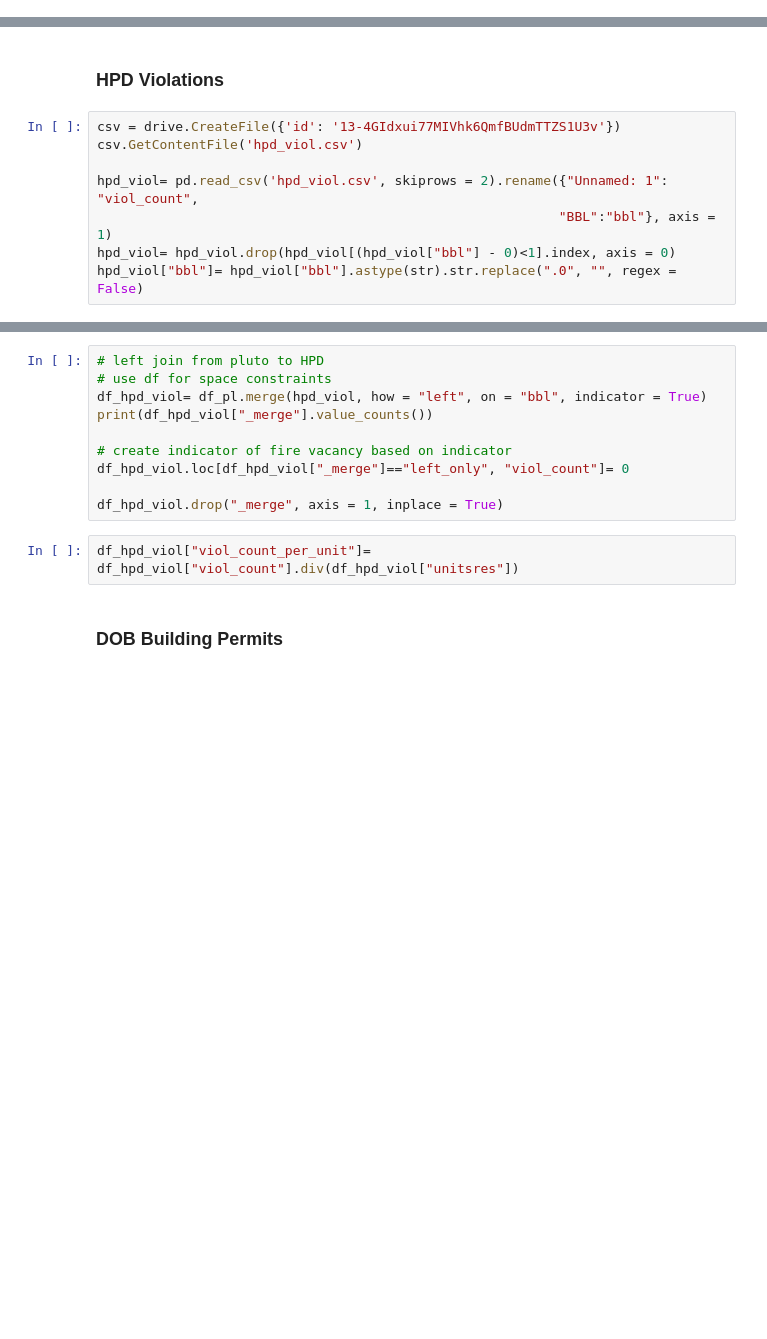
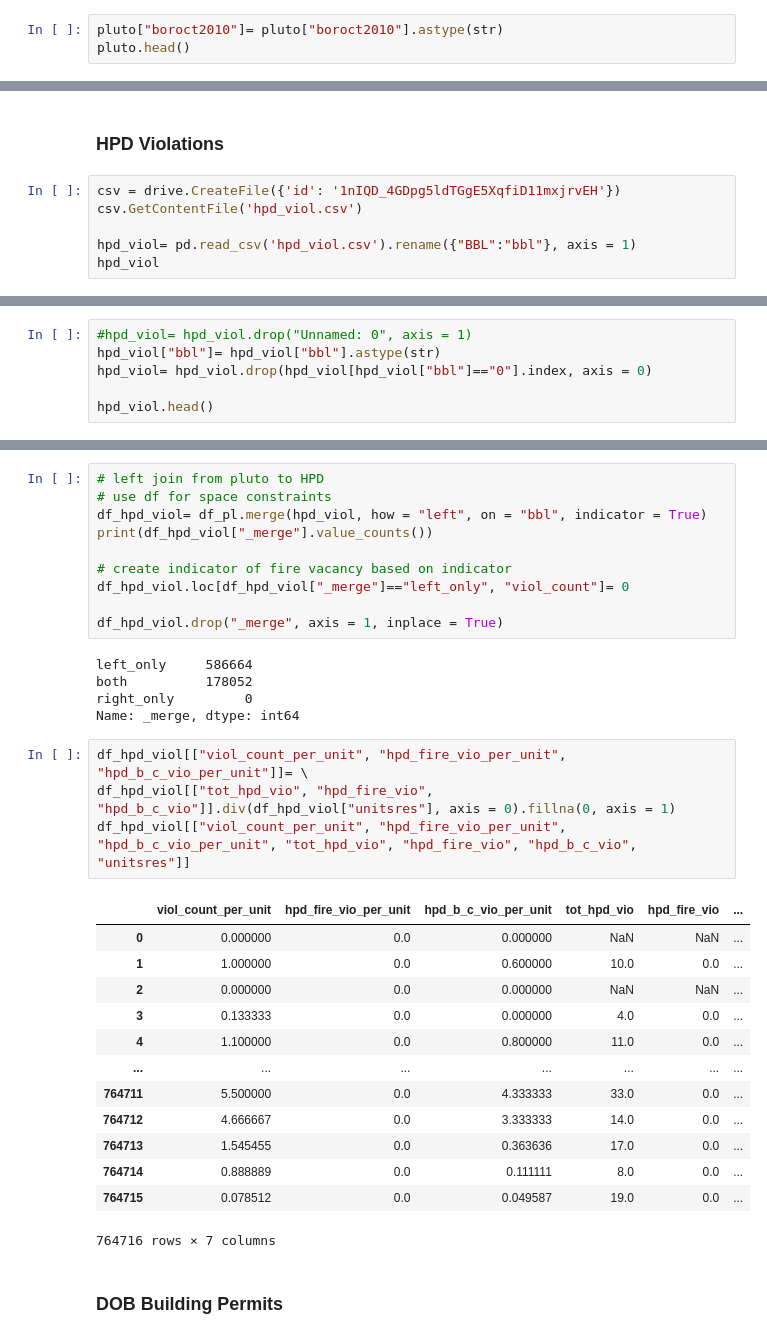
Before and after one commit to KaiElwood/machine-learning-final, a Jupyter notebook: code/01_merge_bbl.ipynb, the cells around one changed output, grey strips where cells are left out. Cells and saved outputs as stored; diff of their text form; blank space fills up the shorter version.

```diff
--- a/code/01_merge_bbl.ipynb
+++ b/code/01_merge_bbl.ipynb
@@ -57,0 +80,3 @@ pluto.head()
+# %%
+pluto["boroct2010"]= pluto["boroct2010"].astype(str)
+pluto.head()
@@ -95,10 +158,8 @@ hpd_spec.head()
 # %% [markdown]
 ### HPD Violations
 # %%
-csv = drive.CreateFile({'id': '13-4GIdxui77MIVhk6QmfBUdmTTZS1U3v'})
+csv = drive.CreateFile({'id': '1nIQD_4GDpg5ldTGgE5XqfiD11mxjrvEH'})
 csv.GetContentFile('hpd_viol.csv')
 
-hpd_viol= pd.read_csv('hpd_viol.csv', skiprows = 2).rename({"Unnamed: 1": "viol_count",
-                                                           "BBL":"bbl"}, axis = 1)
-hpd_viol= hpd_viol.drop(hpd_viol[(hpd_viol["bbl"] - 0)<1].index, axis = 0)
-hpd_viol["bbl"]= hpd_viol["bbl"].astype(str).str.replace(".0", "", regex = False)
+hpd_viol= pd.read_csv('hpd_viol.csv').rename({"BBL":"bbl"}, axis = 1)
+hpd_viol
@@ -106,0 +180,6 @@ hpd_viol.head()
+# %%
+#hpd_viol= hpd_viol.drop("Unnamed: 0", axis = 1)
+hpd_viol["bbl"]= hpd_viol["bbl"].astype(str)
+hpd_viol= hpd_viol.drop(hpd_viol[hpd_viol["bbl"]=="0"].index, axis = 0)
+
+hpd_viol.head()
@@ -114,8 +200,29 @@ print(df_hpd_viol["_merge"].value_counts())
 df_hpd_viol.loc[df_hpd_viol["_merge"]=="left_only", "viol_count"]= 0
 
 df_hpd_viol.drop("_merge", axis = 1, inplace = True)
+# %% [output]
+left_only     586664
+both          178052
+right_only         0
+Name: _merge, dtype: int64
-# %%
-df_hpd_viol["viol_count_per_unit"]= df_hpd_viol["viol_count"].div(df_hpd_viol["unitsres"])
+# %%
+df_hpd_viol[["viol_count_per_unit", "hpd_fire_vio_per_unit", "hpd_b_c_vio_per_unit"]]= \
+df_hpd_viol[["tot_hpd_vio", "hpd_fire_vio", "hpd_b_c_vio"]].div(df_hpd_viol["unitsres"], axis = 0).fillna(0, axis = 1)
+df_hpd_viol[["viol_count_per_unit", "hpd_fire_vio_per_unit", "hpd_b_c_vio_per_unit", "tot_hpd_vio", "hpd_fire_vio", "hpd_b_c_vio", "unitsres"]]
+# %% [output]
+|  | viol_count_per_unit | hpd_fire_vio_per_unit | hpd_b_c_vio_per_unit | tot_hpd_vio | hpd_fire_vio | ... |
+| 0 | 0.000000 | 0.0 | 0.000000 | NaN | NaN | ... |
+| 1 | 1.000000 | 0.0 | 0.600000 | 10.0 | 0.0 | ... |
+| 2 | 0.000000 | 0.0 | 0.000000 | NaN | NaN | ... |
+| 3 | 0.133333 | 0.0 | 0.000000 | 4.0 | 0.0 | ... |
+| 4 | 1.100000 | 0.0 | 0.800000 | 11.0 | 0.0 | ... |
+| ... | ... | ... | ... | ... | ... | ... |
+| 764711 | 5.500000 | 0.0 | 4.333333 | 33.0 | 0.0 | ... |
+| 764712 | 4.666667 | 0.0 | 3.333333 | 14.0 | 0.0 | ... |
+| 764713 | 1.545455 | 0.0 | 0.363636 | 17.0 | 0.0 | ... |
+| 764714 | 0.888889 | 0.0 | 0.111111 | 8.0 | 0.0 | ... |
+| 764715 | 0.078512 | 0.0 | 0.049587 | 19.0 | 0.0 | ... |
+764716 rows × 7 columns
 # %% [markdown]
 ### DOB Building Permits
 # %%
```
Also changed, not shown: parts of 26 cells of this notebook, 4 other files.
